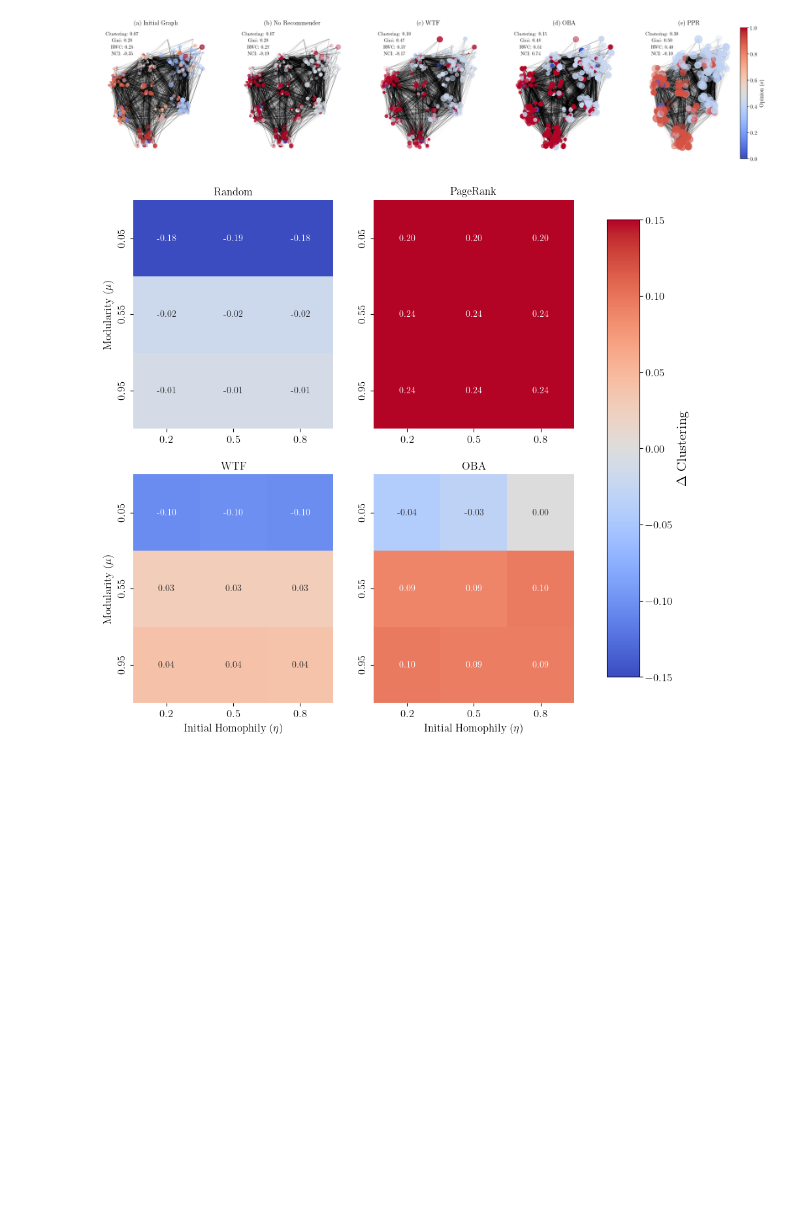
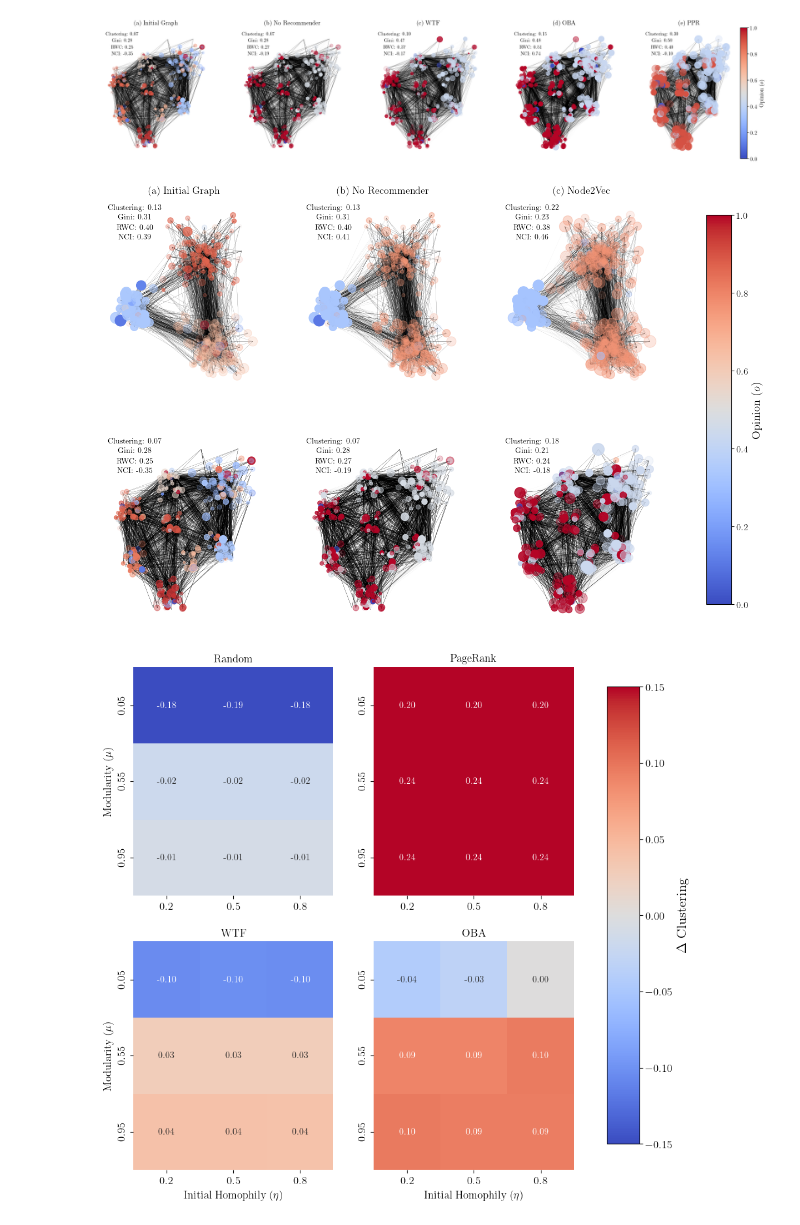
Before and after one commit to msancor/RecSystemsSN, a Jupyter notebook: main.ipynb, the cells around one changed output. Drawn from its saved outputs; the diff is of its cells as text; code cells hidden in the pictures; blank space fills up the shorter version.

Commit message:
Added node2vec and cleaned notebook

```diff
--- a/main.ipynb
+++ b/main.ipynb
@@ -76,18 +76,18 @@ fig.colorbar(sm, ax=axs[4], orientation='vertical', label="Opinion $(o)$")
 # %% [output]
 [figure]
 # %%
-graphs, clustering, gini, rwc, nci = run_example_simulations(homophily=0.8, modularity=0.95)
-n_maxmin_alpha, e_maxmin_alpha = get_maxmin_alphas(graphs)
+graphs_, clustering_, gini_, rwc_, nci_ = run_example_simulations(homophily=0.8, modularity=0.95)
+n_maxmin_alpha_, e_maxmin_alpha_ = get_maxmin_alphas(graphs_)
 # %%
 #Now we make a 5x1 plot with the graphs
 fig, axs = plt.subplots(1, 5, figsize=(25, 5))
 for i in range(5):
-    plot_graph(graphs[i], n_maxmin_alpha, e_maxmin_alpha, ax=axs[i])
+    plot_graph(graphs_[i], n_maxmin_alpha_, e_maxmin_alpha_, ax=axs[i])
     #Here we add text to the plot with the Clustering, Gini, RWC and NCI values to two decimal places
-    axs[i].text(0.2, 0.95, "Clustering: {:.2f}".format(clustering[i]), horizontalalignment='center', verticalalignment='center', transform=axs[i].transAxes)
-    axs[i].text(0.2, 0.90, "Gini: {:.2f}".format(gini[i]), horizontalalignment='center', verticalalignment='center', transform=axs[i].transAxes)
-    axs[i].text(0.2, 0.85, "RWC: {:.2f}".format(rwc[i]), horizontalalignment='center', verticalalignment='center', transform=axs[i].transAxes)
-    axs[i].text(0.2, 0.80, "NCI: {:.2f}".format(nci[i]), horizontalalignment='center', verticalalignment='center', transform=axs[i].transAxes)
+    axs[i].text(0.2, 0.95, "Clustering: {:.2f}".format(clustering_[i]), horizontalalignment='center', verticalalignment='center', transform=axs[i].transAxes)
+    axs[i].text(0.2, 0.90, "Gini: {:.2f}".format(gini_[i]), horizontalalignment='center', verticalalignment='center', transform=axs[i].transAxes)
+    axs[i].text(0.2, 0.85, "RWC: {:.2f}".format(rwc_[i]), horizontalalignment='center', verticalalignment='center', transform=axs[i].transAxes)
+    axs[i].text(0.2, 0.80, "NCI: {:.2f}".format(nci_[i]), horizontalalignment='center', verticalalignment='center', transform=axs[i].transAxes)
     #Here we take out the box of the plot
     axs[i].axis('off')
 
@@ -102,9 +102,45 @@ axs[4].set_title("(e) PPR", size=13)
 sm = plt.cm.ScalarMappable(cmap=plt.cm.coolwarm, norm= matplotlib.colors.Normalize(vmin=0, vmax=1))
 fig.colorbar(sm, ax=axs[4], orientation='vertical', label="Opinion $(o)$")
 #Here we save the plot
-#plt.savefig("plots/simulation_low_mod.png", dpi = 300, bbox_inches='tight')
+#plt.savefig("pdfs/simulation_low_mod.pdf", dpi = 300, bbox_inches='tight')
 # %% [output]
 [figure]
+# %%
+#Now we make a 3x1 plot with the graphs
+fig, axs = plt.subplots(2, 3, figsize=(15, 10))
+index_list = [0, 1, -1]
+for i in index_list:
+    plot_graph(graphs[i], n_maxmin_alpha, e_maxmin_alpha, ax=axs[0,i])
+    plot_graph(graphs_[i], n_maxmin_alpha_, e_maxmin_alpha_, ax=axs[1,i])
+    #Here we add text to the plot with the Clustering, Gini, RWC and NCI values to two decimal places
+    axs[0,i].text(0.2, 0.95, "Clustering: {:.2f}".format(clustering[i]), horizontalalignment='center', verticalalignment='center', transform=axs[0,i].transAxes)
+    axs[1,i].text(0.2, 0.95, "Clustering: {:.2f}".format(clustering_[i]), horizontalalignment='center', verticalalignment='center', transform=axs[1,i].transAxes)
+    axs[0,i].text(0.2, 0.90, "Gini: {:.2f}".format(gini[i]), horizontalalignment='center', verticalalignment='center', transform=axs[0,i].transAxes)
+    axs[1,i].text(0.2, 0.90, "Gini: {:.2f}".format(gini_[i]), horizontalalignment='center', verticalalignment='center', transform=axs[1,i].transAxes)
+    axs[0,i].text(0.2, 0.85, "RWC: {:.2f}".format(rwc[i]), horizontalalignment='center', verticalalignment='center', transform=axs[0,i].transAxes)
+    axs[1,i].text(0.2, 0.85, "RWC: {:.2f}".format(rwc_[i]), horizontalalignment='center', verticalalignment='center', transform=axs[1,i].transAxes)
+    axs[0,i].text(0.2, 0.80, "NCI: {:.2f}".format(nci[i]), horizontalalignment='center', verticalalignment='center', transform=axs[0,i].transAxes)
+    axs[1,i].text(0.2, 0.80, "NCI: {:.2f}".format(nci_[i]), horizontalalignment='center', verticalalignment='center', transform=axs[1,i].transAxes)
+    #Here we take out the box of the plot
+    axs[0,i].axis('off')
+    axs[1,i].axis('off')
+
+#Here we add titles
+
+axs[0,0].set_title("(a) Initial Graph", size=13)
+axs[0,1].set_title("(b) No Recommender", size=13)
+axs[0,-1].set_title("(c) Node2Vec", size=13)
+
+#Here we add a colorbar at the last plot
+sm = plt.cm.ScalarMappable(cmap=plt.cm.coolwarm, norm= matplotlib.colors.Normalize(vmin=0, vmax=1))
+fig.subplots_adjust(right=0.8)
+cbar_ax = fig.add_axes([0.85, 0.15, 0.03, 0.7])
+cb = fig.colorbar(sm,cax=cbar_ax)
+cb.set_label("Opinion $(o)$", size=15)
+#Here we save the plot
+#plt.savefig("pdfs/simulation_node2vec.pdf", dpi = 300, bbox_inches='tight')
+# %% [output]
+[figure, added]
 # %%
 results_random_clus, results_pagerank_clus, results_wtf_clus, results_oba_clus = get_results_matrix("clustering")
 # %%
```
Also changed, not shown: parts of 1 cell of this notebook, 2 other files.
